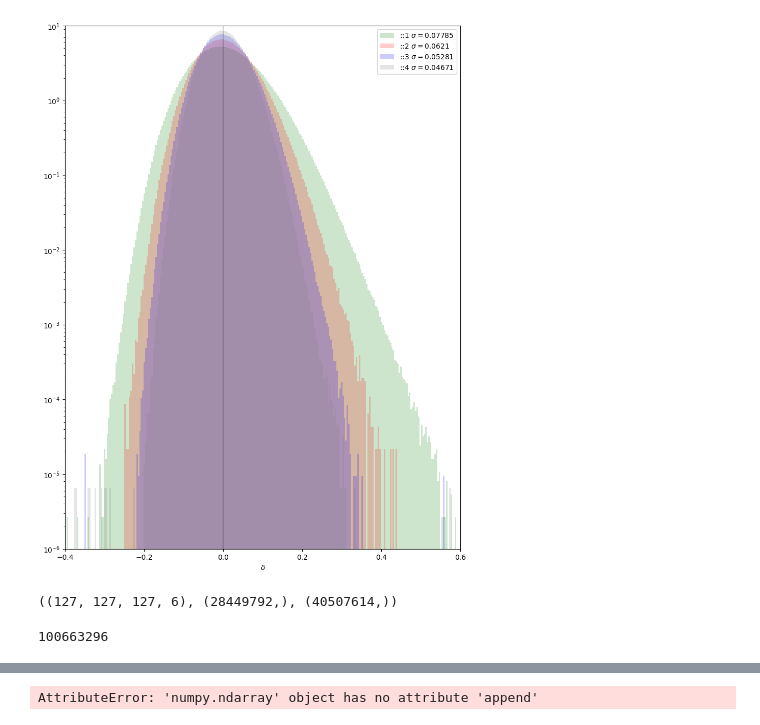
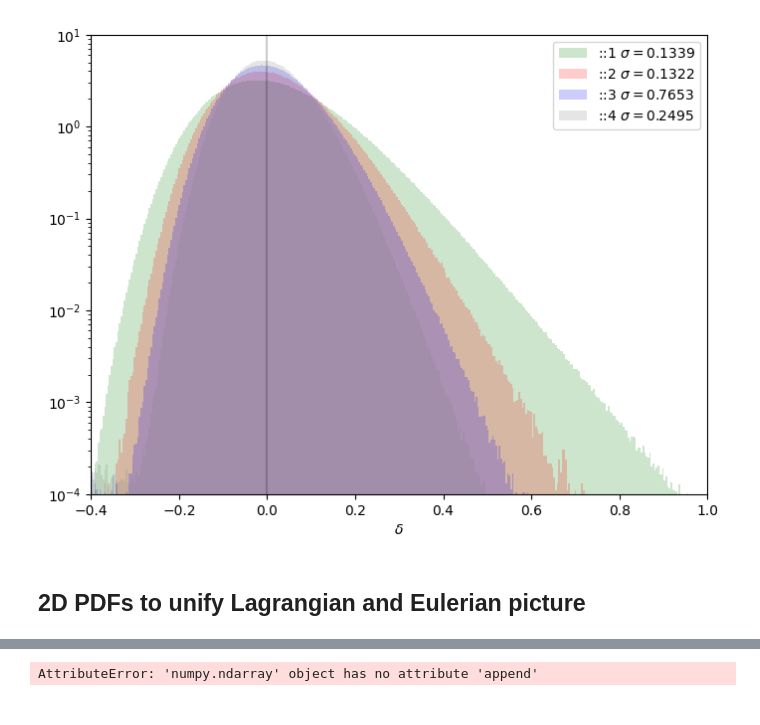
Before and after one commit to yipihey/LagrangianPhaseSpaceSheetEasy, a Jupyter notebook: Pysco_Interactive_Sheet.ipynb, the cells around one changed output, grey strips where cells are left out. Cells and saved outputs as stored; diff of their text form; code cells hidden in the pictures.

```diff
--- a/Pysco_Interactive_Sheet.ipynb
+++ b/Pysco_Interactive_Sheet.ipynb
@@ -4,6 +4,8 @@ import h5py
 import matplotlib.pyplot as plt
 
 import pysco
+import SEdist
+from SEdist import SE_distribution
 
 import ast
 import os
@@ -24,6 +26,9 @@ import sys
 from SheetUtils import *
 # examples/example.py
 from pathlib import Path
+
+# Set default figure size (width, height) in inches
+plt.rcParams["figure.figsize"] = (8, 6)  # Example: 8 inches wide, 6 inches tall
 # %%
 #path = Path(__file__).parent.absolute()
 #"../../examples/pk_lcdmw7v2.dat"
@@ -47,11 +52,11 @@ param = {
     "boxlen": 200,
     "ncoarse": 7,
     "npart": 256**3,
-    "z_start": 49,
+    "z_start": 29,
     "seed": 42,
     "position_ICS": "center",
-    "fixed_ICS": False,
-    "paired_ICS": False,
+    "fixed_ICS": True,
+    "paired_ICS": True,
     "dealiased_ICS": False,
     "power_spectrum_file": f"{path}/pk_lcdmw7v2.dat",
     "initial_conditions": "2LPT",
@@ -60,7 +65,7 @@ param = {
     "output_snapshot_format": "HDF5",
     "save_power_spectrum": "yes",
     "integrator": "leapfrog",
-    "n_reorder": 50,
+    "n_reorder": 500000,
     "mass_scheme": "TSC",
     "Courant_factor": 1.0,
     "max_aexp_stepping": 10,
@@ -77,11 +82,13 @@ param = {
 #pysco.run(param)
 #print("Run completed!")
 z_out = ast.literal_eval(param["z_out"])
-power_directory = f"{param['base']}/power"
+i = 0
+output_directory = f"{param['base']}output_{i:05d}"
+power_directory = f"{param['base']}power"
 os.makedirs(power_directory, exist_ok=True)
-for i in range(len(z_out) + 1):
-    output_directory = f"{param['base']}/output_{i:05d}"
-    os.makedirs(output_directory, exist_ok=True)
+#for i in range(len(z_out) + 1):
+#    output_directory = f"{param['base']}/output_{i:05d}"
+#    os.makedirs(output_directory, exist_ok=True)
 
 tables = pysco.cosmotable.generate(param)
 # aexp and t are overwritten if we read a snapshot
@@ -89,6 +96,7 @@ param["aexp"] = 1.0 / (1 + param["z_start"])
 pysco.utils.set_units(param)
 logging.warning(f"\n[bold blue]----- Initial conditions -----[/bold blue]\n")
 p, v = pysco.initial_conditions.generate(param, tables)
+p = np.float64(p)
 # %% [output]
 WARNING:root:Write table in: /tmp//evolution_table_pysco_newton_multigrid_ncoarse7.txt
 WARNING:root:
@@ -132,27 +140,26 @@ for i in range(3):
 # %%
 # show the single stream region that is the voids as the regions with positive volume
 mpvol = vol[vol > 0].flatten()*Ndim**3*6
 mpvol2 = vol2[vol2 > 0].flatten()*Ndim**3*6/2**3
 mpvol3 = vol3[vol3 > 0].flatten()*Ndim**3*6/3**3
 mpvol4 = vol4[vol4 > 0].flatten()*Ndim**3*6/4**3
+
+std1 = np.std(1./mpvol-1)
+std2 = np.std(1./mpvol2-1)
+std3 = np.std(1./mpvol3-1)
+std4 = np.std(1./mpvol4-1)
+
 nbins = 800
 #mvoxvol = np.fabs(voxvol.flatten())/(np.prod(bext)/Ndim**3) # every particle in ICs has volume of 1 this way
-vb = plt.hist(np.abs(1/mpvol+1e-32)-1,range=[-1,2],bins=nbins,log=True,alpha=0.2,color="green",label=f"::1 $\sigma=${np.std(1./mpvol-1):.4g}",density=True)
-vb2 = plt.hist(np.abs(1/mpvol2+1e-32)-1,range=[-1,2],bins=nbins,log=True,alpha=0.2,color="red",label=f"::2 $\sigma=${np.std(1./mpvol2-1):.4g}",density=True)
-vb3 = plt.hist(np.abs(1/mpvol3+1e-32)-1,range=[-1,2],bins=nbins,log=True,alpha=0.2,color="blue",label=f"::3 $\sigma=${np.std(1./mpvol3-1):.4g}",density=True)
-vb4 = plt.hist(np.abs(1/mpvol4+1e-32)-1,range=[-1,2],bins=nbins,log=True,alpha=0.2,color="grey",label=f"::4 $\sigma=${np.std(1./mpvol4-1):.4g}",density=True)
+vb = plt.hist(np.abs(1/mpvol)-1,range=[-1,2],bins=nbins,log=True,alpha=0.2,color="green",label=f"::1 $\sigma=${std1:.4g}",density=True)
+plt.plot()
+vb2 = plt.hist(np.abs(1/mpvol2)-1,range=[-1,2],bins=nbins,log=True,alpha=0.2,color="red",label=f"::2 $\sigma=${std2:.4g}",density=True)
+vb3 = plt.hist(np.abs(1/mpvol3)-1,range=[-1,2],bins=nbins,log=True,alpha=0.2,color="blue",label=f"::3 $\sigma=${std3:.4g}",density=True)
+vb4 = plt.hist(np.abs(1/mpvol4)-1,range=[-1,2],bins=nbins,log=True,alpha=0.2,color="grey",label=f"::4 $\sigma=${std4:.4g}",density=True)
 plt.xlabel(r"$\delta$")
 plt.axvline(0,color="black",alpha=0.2)
-plt.ylim(1e-6,1e1)
-plt.xlim(-0.4,0.6)
+plt.ylim(1e-4,1e1)
+plt.xlim(-0.4,1)
 plt.legend();
 # %% [output]
-[figure, old version]
+[figure, new version]
-# %%
-vol2.shape, vol3.shape, vol4.shape
-# %% [output]
-((127, 127, 127, 6), (28449792,), (40507614,))
-# %%
-256**3*6
-# %% [output]
-100663296
@@ -158,0 +193,2 @@ vol2.shape, vol3.shape, vol4.shape
+# %% [markdown]
+## 2D PDFs to unify Lagrangian and Eulerian picture
```
Also changed, not shown: parts of 16 cells of this notebook.
